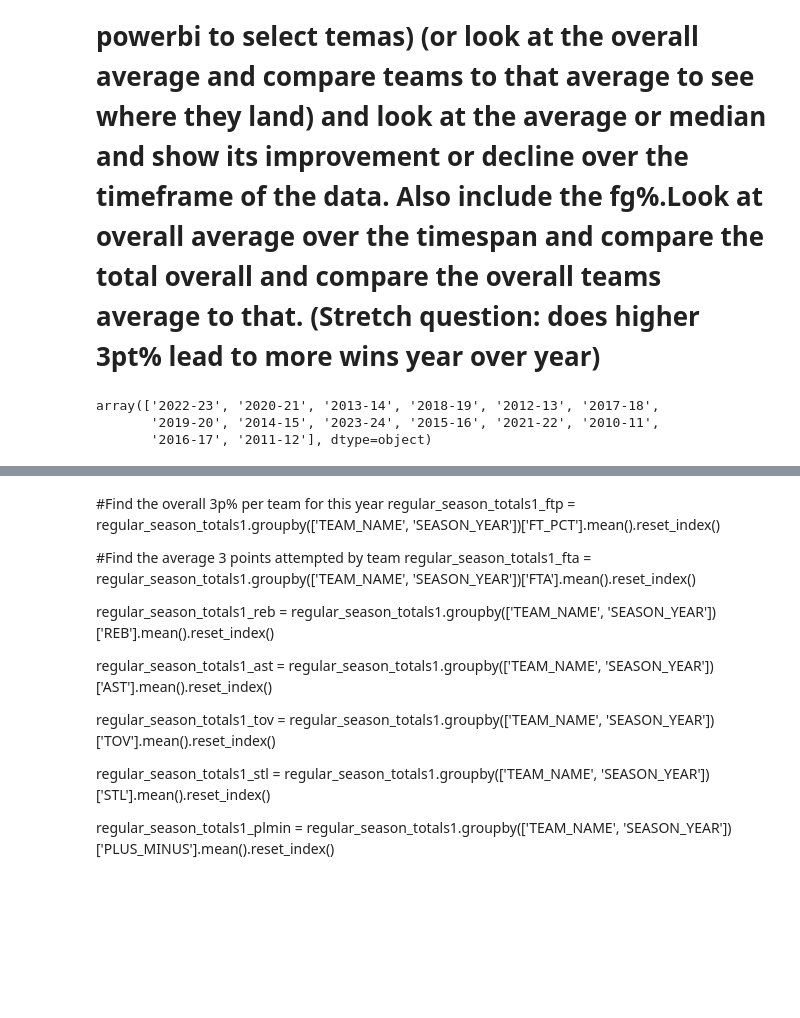
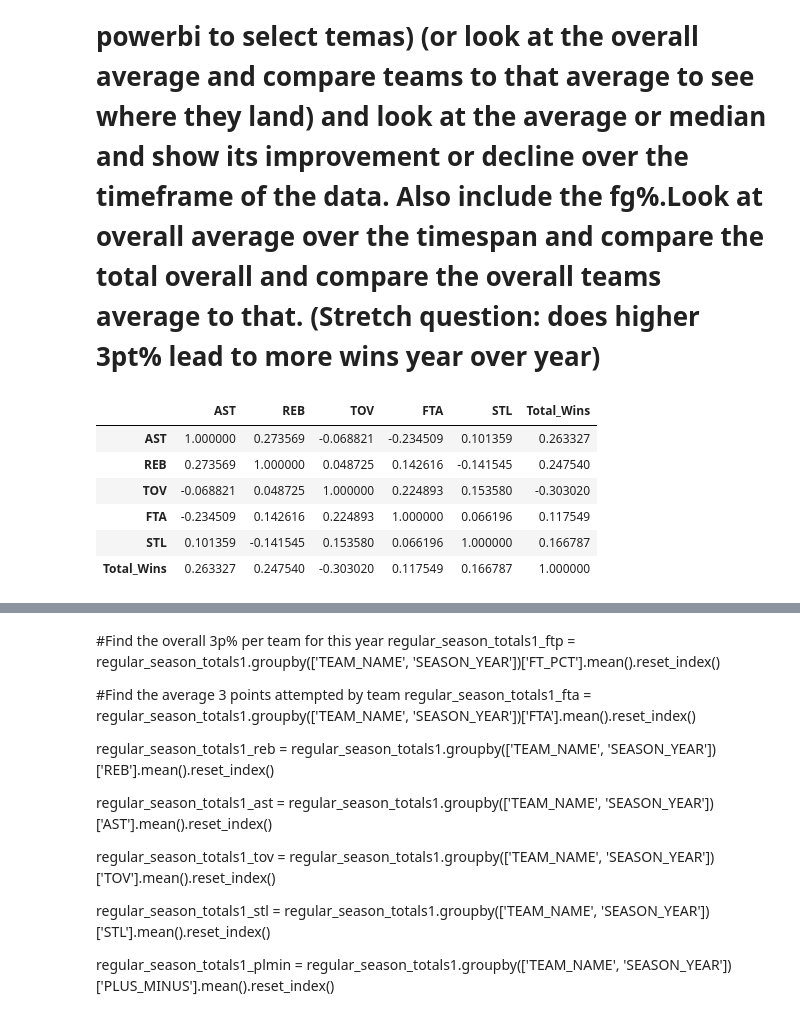
Before and after one commit to Jswine08/NBA_Player_Evolution_2020-2024, a Jupyter notebook: Capstone_final.ipynb, the cells around one changed output, grey strips where cells are left out. Drawn from its saved outputs; the diff is of its cells as text; code cells hidden in the pictures; blank space fills up the shorter version.

```diff
--- a/Capstone_final.ipynb
+++ b/Capstone_final.ipynb
@@ -14,7 +14,19 @@ regular_season_totals1 = pd.read_csv('../NBA_Player_Evolution_2020-2024/regular_
 regular_season_totals['GAME_DATE'] = pd.to_datetime(regular_season_totals['GAME_DATE'])
 
 regular_season_totals['SEASON_YEAR'].unique()
+
+Wins = regular_season_totals[regular_season_totals['WL']=='W']
+
+regular_season_totals6 = Wins.groupby('TEAM_NAME')['WL'].count().reset_index(name='Total_Wins')
+
+team_yearly_avg = regular_season_totals.groupby(['TEAM_NAME', 'SEASON_YEAR']).agg({
+    'AST': 'mean',
+    'REB': 'mean',
+    'TOV': 'mean',
+    'FTA': 'mean',
+    'STL': 'mean'
+}).reset_index()
+
+
+
+team_summary = team_yearly_avg.merge(Wins, on=['TEAM_NAME', 'SEASON_YEAR'], how='left')
-# %% [output]
-array(['2022-23', '2020-21', '2013-14', '2018-19', '2012-13', '2017-18',
-       '2019-20', '2014-15', '2023-24', '2015-16', '2021-22', '2010-11',
-       '2016-17', '2011-12'], dtype=object)
@@ -20,0 +36,18 @@ array(['2022-23', '2020-21', '2013-14', '2018-19', '2012-13', '2017-18',
+# %%
+numeric_summary = team_summary.select_dtypes(include='number')
+possible_correlation = numeric_summary.corr()
+possible_correlation
+possible_correlation.to_csv('possible_correlation.csv', index=True)
+
+possible_correlation
+numeric_summary
+numeric_summary.to_csv('numeric_summary.csv', index=False)
+possible_correlation
+# %% [output]
+|  | AST | REB | TOV | FTA | STL | Total_Wins |
+| AST | 1.000000 | 0.273569 | -0.068821 | -0.234509 | 0.101359 | 0.263327 |
+| REB | 0.273569 | 1.000000 | 0.048725 | 0.142616 | -0.141545 | 0.247540 |
+| TOV | -0.068821 | 0.048725 | 1.000000 | 0.224893 | 0.153580 | -0.303020 |
+| FTA | -0.234509 | 0.142616 | 0.224893 | 1.000000 | 0.066196 | 0.117549 |
+| STL | 0.101359 | -0.141545 | 0.153580 | 0.066196 | 1.000000 | 0.166787 |
+| Total_Wins | 0.263327 | 0.247540 | -0.303020 | 0.117549 | 0.166787 | 1.000000 |
```
Also changed, not shown: parts of 31 cells of this notebook, 4 other files.
